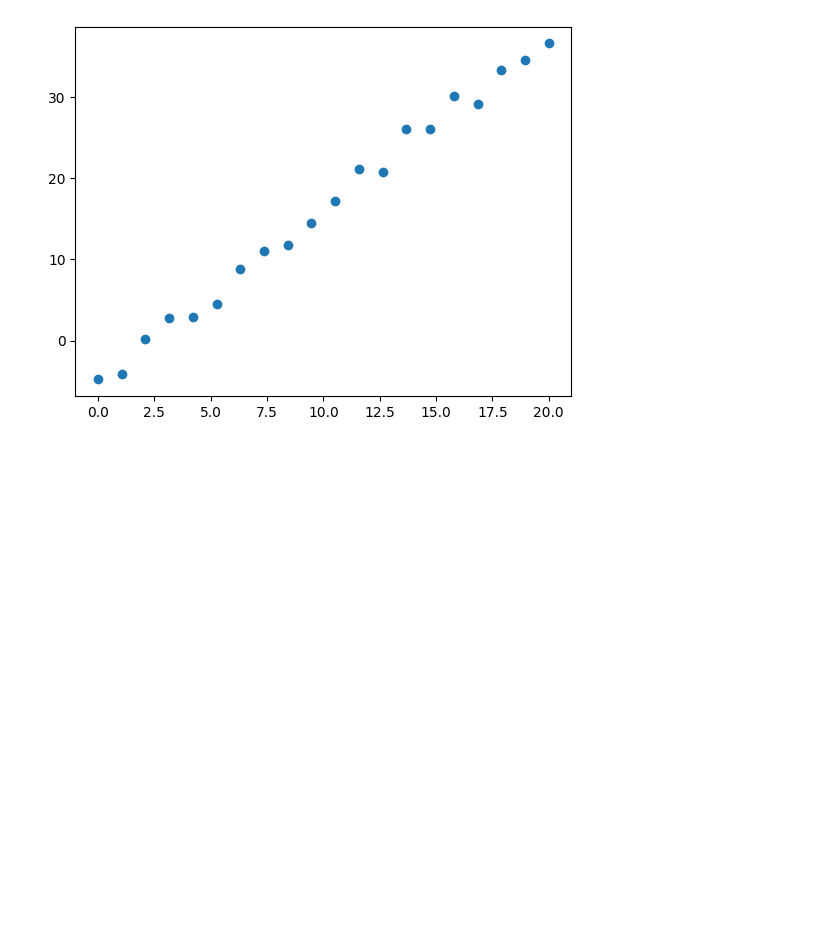
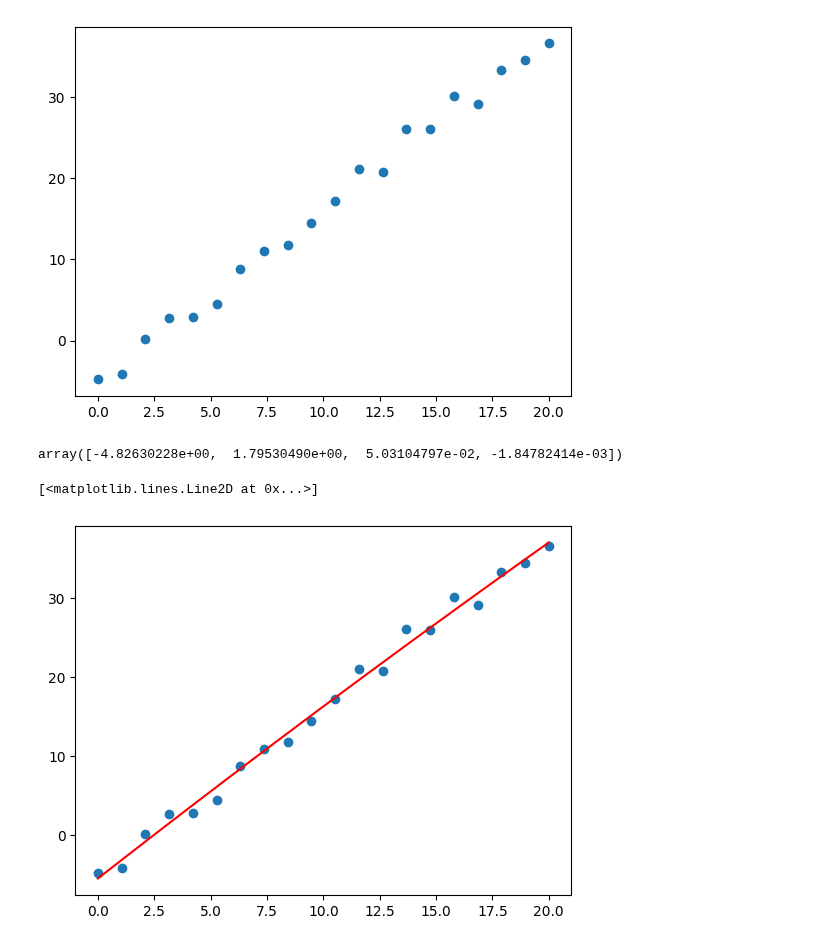
Before and after one commit to asegura4488/MetodosComputacionalesI2025, a Jupyter notebook: Semana10/MinimosCuadradosMatriciales.ipynb, the cells around one changed output. Drawn from its saved outputs; the diff is of its cells as text; code cells hidden in the pictures; blank space fills up the shorter version.

```diff
--- a/Semana10/MinimosCuadradosMatriciales.ipynb
+++ b/Semana10/MinimosCuadradosMatriciales.ipynb
@@ -25,3 +25,40 @@ plt.scatter(x_data, y_data)
 # %% [output]
 <matplotlib.collections.PathCollection at 0x...>
 [figure]
+# %%
+def GetFit(x,y,n=1):
+
+  l = x.shape[0]
+  b = y
+
+  A = np.ones((l,n+1))
+  for i in range(1,n+1):
+    A[:,i] = x**i
+
+  AT = np.dot(A.T,A)
+  bT = np.dot(A.T,b)
+
+  xsol = np.linalg.solve(AT,bT)
+
+  return xsol
+# %%
+GetFit(x_data, y_data, n=3)
+# %% [output]
+array([-4.82630228e+00,  1.79530490e+00,  5.03104797e-02, -1.84782414e-03])
+# %%
+def GetModel(x,p):
+
+  y = 0
+  for n in range(len(p)):
+    y += p[n]*x**n
+
+  return y
+# %%
+_x = np.linspace(min(x_data),max(x_data),100)
+_y = GetModel(_x, GetFit(x_data, y_data, n=2))
+# %%
+plt.scatter(x_data, y_data)
+plt.plot(_x,_y,color='r')
+# %% [output]
+[<matplotlib.lines.Line2D at 0x...>]
+[figure, added]
```
